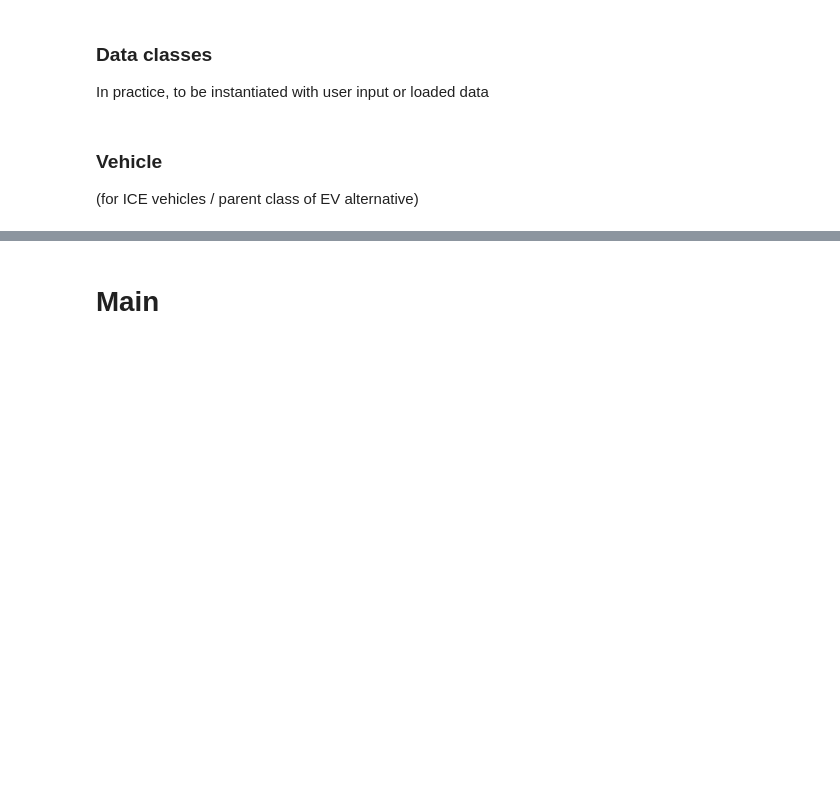
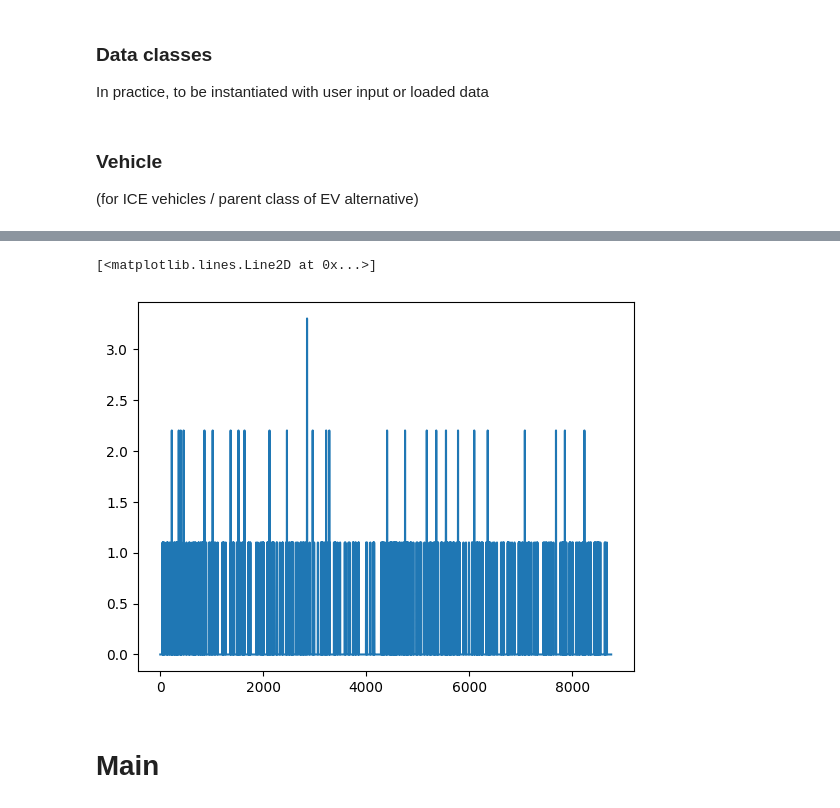
Before and after one commit to ChullEPG/ev_fleet_technoeconomic_assessment, a Jupyter notebook: fleet_electrification_analysis.ipynb, the cells around one changed output, grey strips where cells are left out. Cells and saved outputs as stored; diff of their text form; code cells hidden in the pictures; blank space fills up the shorter version.

```diff
--- a/fleet_electrification_analysis.ipynb
+++ b/fleet_electrification_analysis.ipynb
@@ -458,3 +446,8 @@ class EV(Vehicle):
+# %%
+plt.plot(ev1.charging_profile )
+# %% [output]
+[<matplotlib.lines.Line2D at 0x...>]
+[figure, added]
 # %% [markdown]
 # Main
 # %% [markdown]
```
Also changed, not shown: parts of 16 cells of this notebook, 3 other files.
